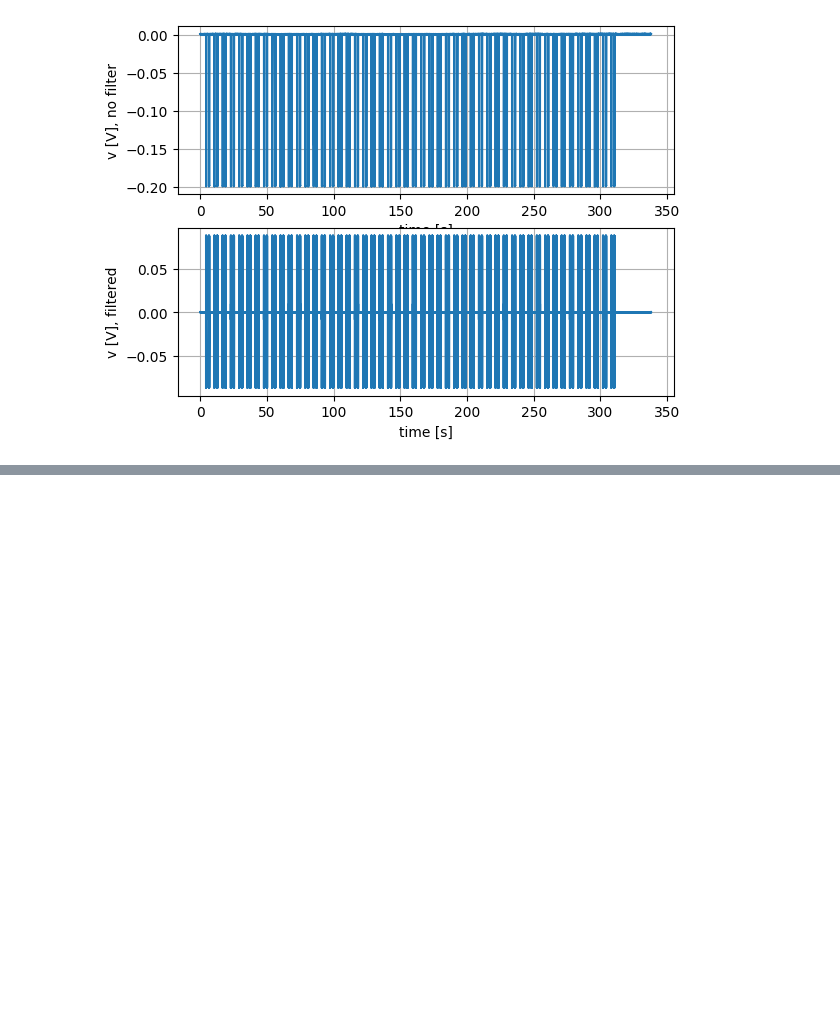
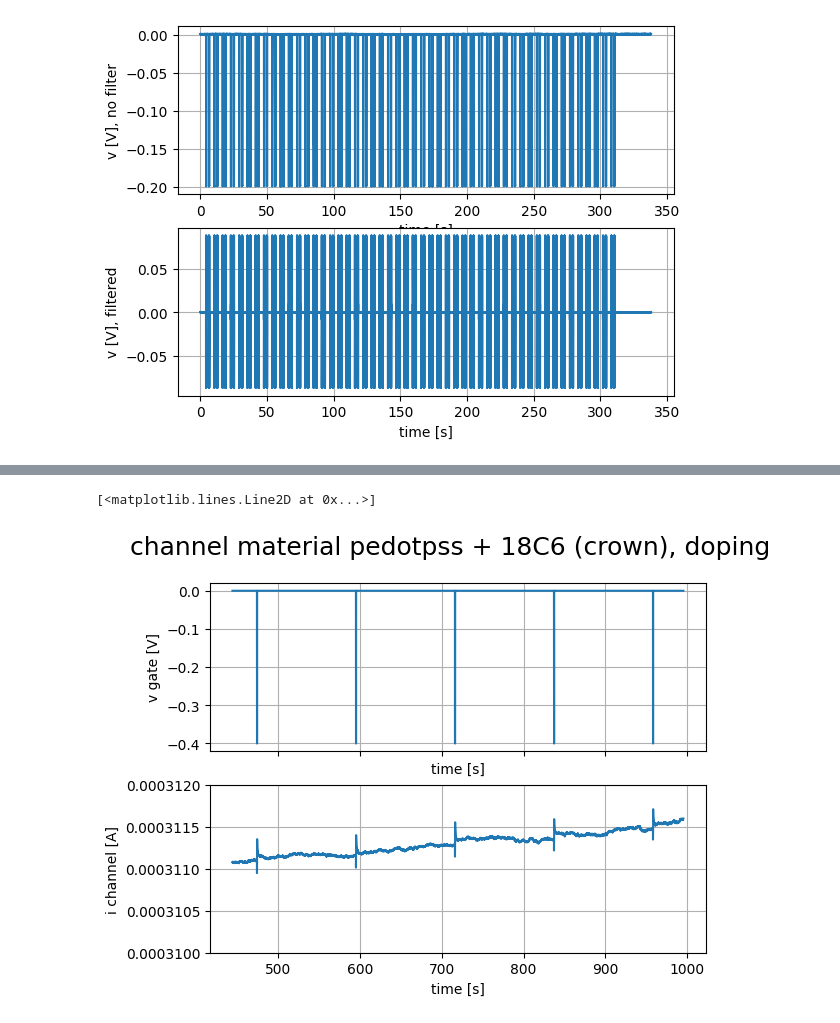
Before and after one commit to LaN-Tran/Code_for_experiments_at_Tue, a Jupyter notebook: codes/plot_exp_data.ipynb, the cells around one changed output, grey strips where cells are left out. Saved outputs shown, nothing was run; the diff lists cells and outputs as text; code cells hidden in the pictures; blank space fills up the shorter version.

```diff
--- a/codes/plot_exp_data.ipynb
+++ b/codes/plot_exp_data.ipynb
@@ -350,0 +439,28 @@ ax2.plot(stdp_post_pre_t, filtered_v)
+# %%
+pedotpssC186_kcl_2min = pd.read_csv("C:/Users/20245580/LabCode/Codes_For_Experiments/exp_data/20250707/ecram_Shiv_18C6Pedot_KCl_2min_2.csv")
+
+
+er_t = pedotpssC186_kcl_2min['time']
+er_i = pedotpssC186_kcl_2min['i_channel']
+er_v = pedotpssC186_kcl_2min['v_gate']
+
+
+fig, (ax1, ax2) = plt.subplots(2, 1, sharex=True)
+fig.suptitle('channel material pedotpss + 18C6 (crown), doping', fontsize=18)
+ax1.set_xlabel('time [s]')
+ax1.set_ylabel('v gate [V]')
+ax1.grid()
+
+ax2.set_xlabel('time [s]')
+ax2.set_ylabel('i channel [A]')
+ax2.set_ylim(3.1e-4, 3.12e-4)
+# ax2.set_yscale("log")
+ax2.grid()
+
+start = 10000
+end = len(er_t) -1
+ax1.plot(er_t[start:end], er_v[start:end])
+ax2.plot(er_t[start:end], abs(er_i)[start:end])
+# %% [output]
+[<matplotlib.lines.Line2D at 0x...>]
+[figure, added]
```
Also changed, not shown: parts of 10 cells of this notebook.
